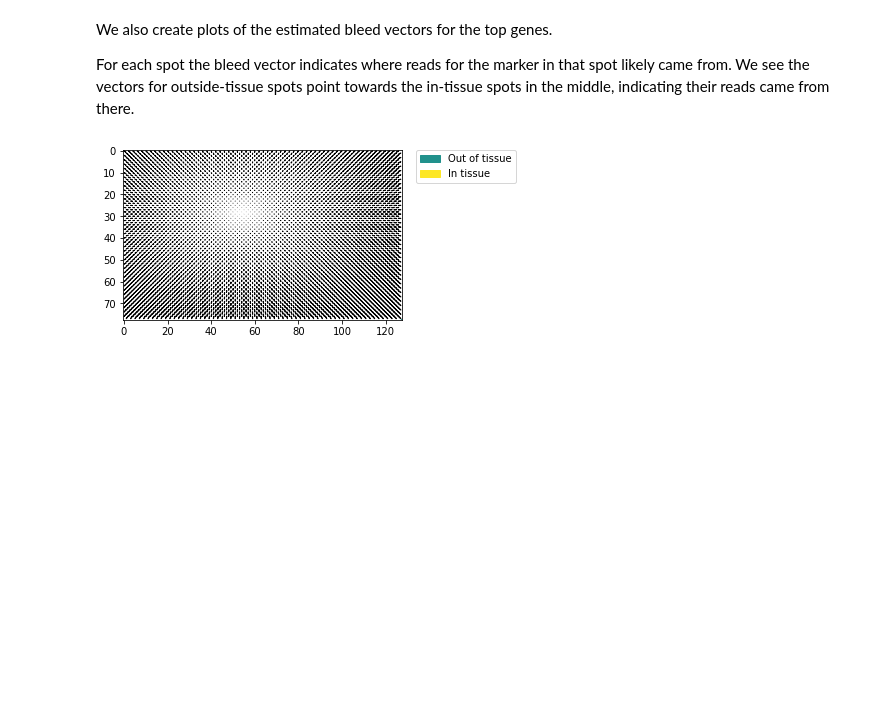
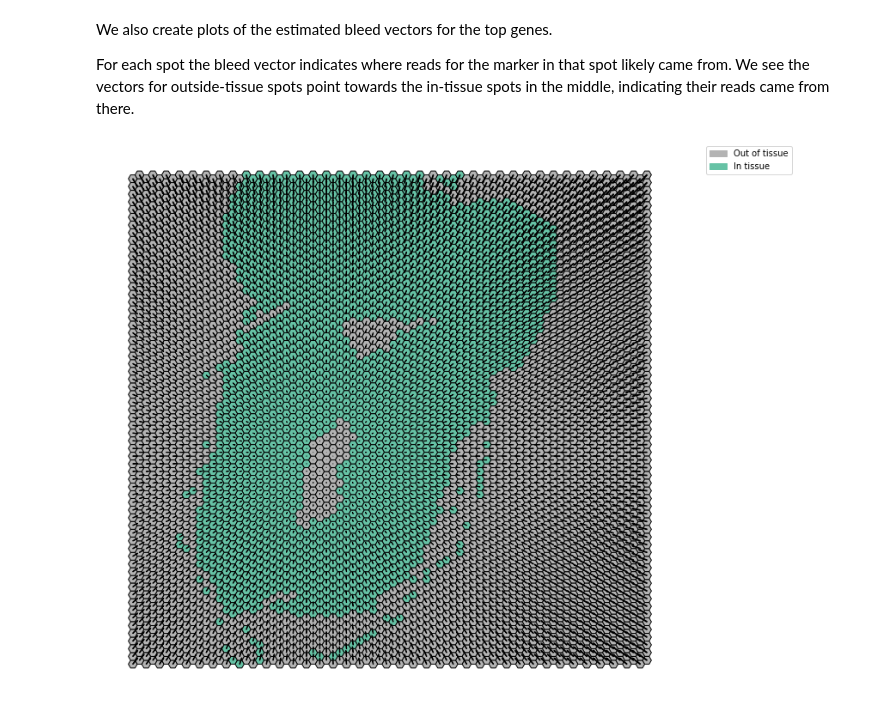
Before and after one commit to tansey-lab/bayestme, a Jupyter notebook: notebooks/bleeding_correction.ipynb, the cells around one changed output. Cells and saved outputs as stored; diff of their text form; code cells hidden in the pictures; blank space fills up the shorter version.

```diff
--- a/notebooks/bleeding_correction.ipynb
+++ b/notebooks/bleeding_correction.ipynb
@@ -86,7 +68,7 @@ BayesTME includes plotting methods for visualizing the results of bleeding corre
 
 This method will create plots of raw vs corrected read counts, for the top N genes ranked by spatial variation.
 # %%
-plt.rcParams["figure.figsize"] = (5, 5)
+plt.rcParams["figure.figsize"] = (15, 15)
 bleeding_correction.create_top_n_gene_bleeding_plots(
         dataset=stdata_filtered,
         corrected_dataset=cleaned_dataset,
@@ -117,6 +85,6 @@ We also create plots of the estimated bleed vectors for the top genes.
 
 For each spot the bleed vector indicates where reads for the marker in that spot likely came from. We see the vectors for outside-tissue spots point towards the in-tissue spots in the middle, indicating their reads came from there.
 # %%
-Image('./bleed-vectors-mt-nd2.png')
+Image('./mt-nd2_bleed_vectors.png')
 # %% [output]
-[figure, old version]
+[figure, new version]
```
Also changed, not shown: parts of 6 cells of this notebook, 10 other files.
